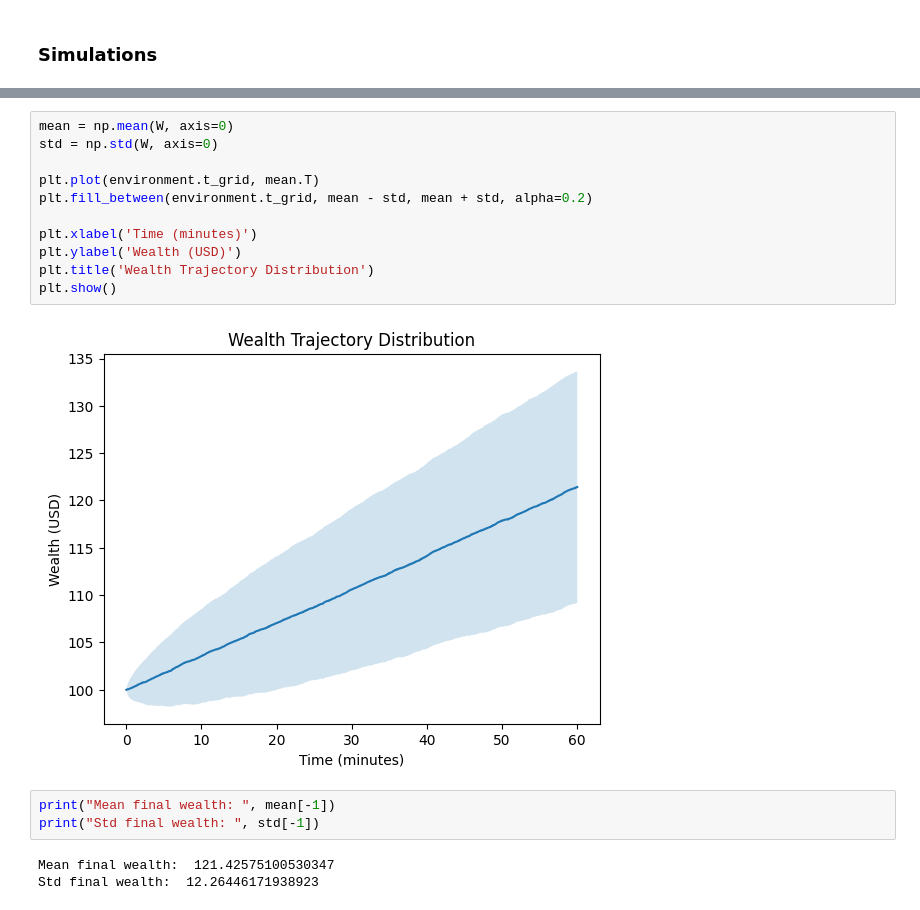
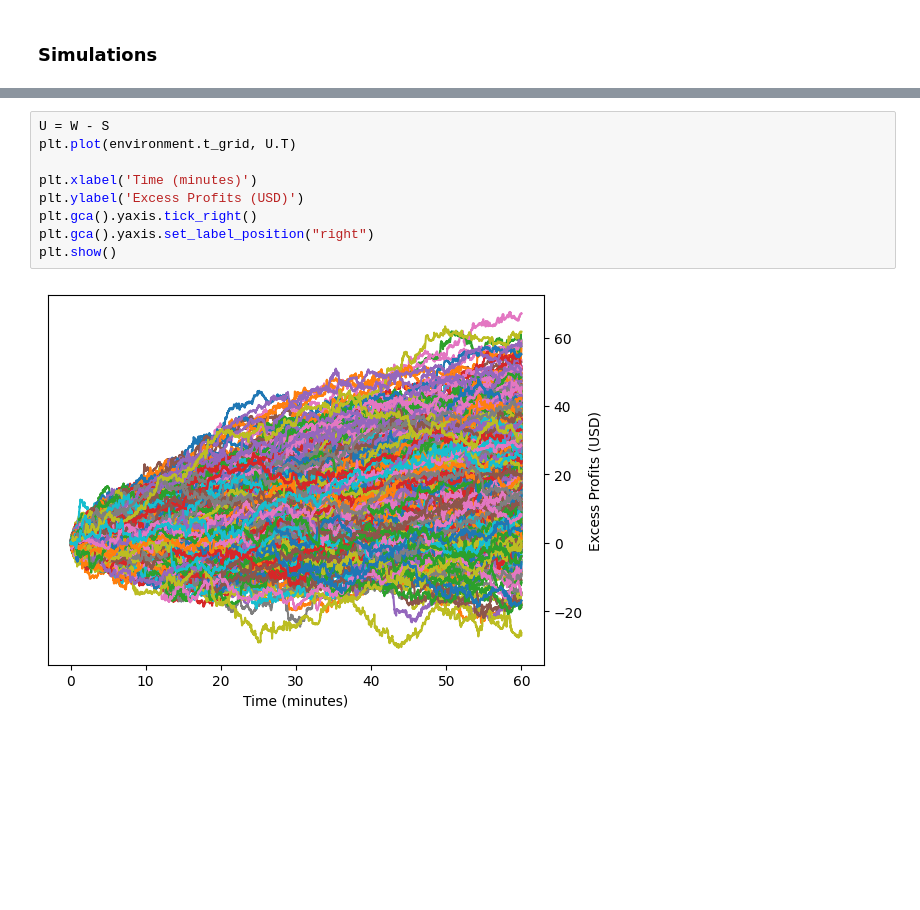
Before and after one commit to rsabum/High-Frequency-Trading, a Jupyter notebook: notebook.ipynb, the cells around one changed output, grey strips where cells are left out. Saved outputs shown, nothing was run; the diff lists cells and outputs as text; blank space fills up the shorter version.

```diff
--- a/notebook.ipynb
+++ b/notebook.ipynb
@@ -386,19 +96,11 @@ plt.show()
-# %%
-mean = np.mean(W, axis=0)
-std = np.std(W, axis=0)
-
-plt.plot(environment.t_grid, mean.T)
-plt.fill_between(environment.t_grid, mean - std, mean + std, alpha=0.2)
-
-plt.xlabel('Time (minutes)')
-plt.ylabel('Wealth (USD)')
-plt.title('Wealth Trajectory Distribution')
-plt.show()
-# %% [output]
-[figure, removed]
-# %%
-print("Mean final wealth: ", mean[-1])
-print("Std final wealth: ", std[-1])
-# %% [output]
-Mean final wealth:  121.42575100530347
-Std final wealth:  12.26446171938923
+# %%
+U = W - S
+plt.plot(environment.t_grid, U.T)
+
+plt.xlabel('Time (minutes)')
+plt.ylabel('Excess Profits (USD)')
+plt.gca().yaxis.tick_right()
+plt.gca().yaxis.set_label_position("right")
+plt.show()
+# %% [output]
+[figure, added]
```
Also changed, not shown: parts of 13 cells of this notebook, 7 other files.
